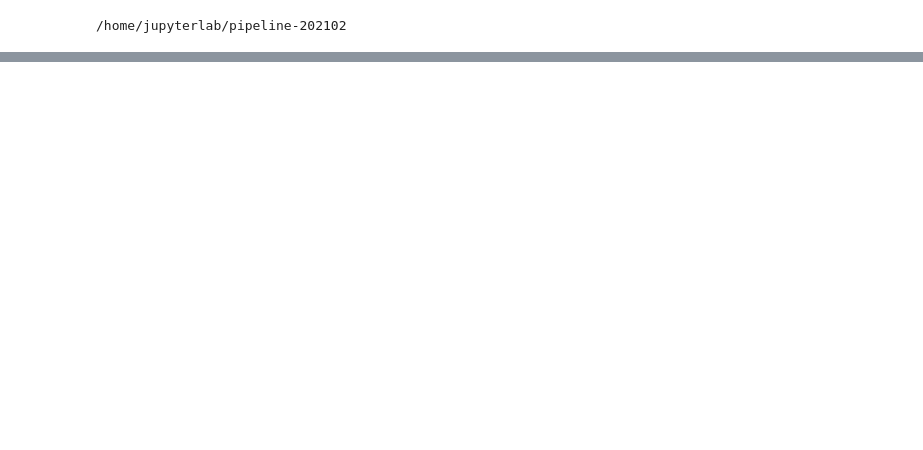
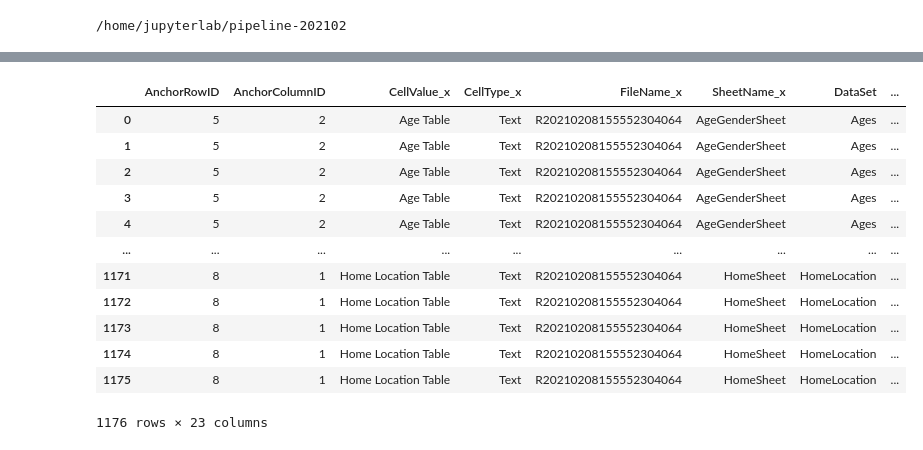
Before and after one commit to andrewcgaitskell/excel-extractor, a Jupyter notebook: Dataset.ipynb, the cells around one changed output, grey strips where cells are left out. Cells and saved outputs as stored; diff of their text form; code cells hidden in the pictures; blank space fills up the shorter version.

```diff
--- a/Dataset.ipynb
+++ b/Dataset.ipynb
@@ -442,0 +246,20 @@ GO
+# %%
+FullDataPublish_Table = FullDataMap_Table.merge(
+        fullcelldb,how='left',
+        left_on=['SheetName_x'],
+        right_on=['SheetName'])
+FullDataPublish_Table
+# %% [output]
+|  | AnchorRowID | AnchorColumnID | CellValue_x | CellType_x | FileName_x | SheetName_x | DataSet | ... |
+| 0 | 5 | 2 | Age Table | Text | R20210208155552304064 | AgeGenderSheet | Ages | ... |
+| 1 | 5 | 2 | Age Table | Text | R20210208155552304064 | AgeGenderSheet | Ages | ... |
+| 2 | 5 | 2 | Age Table | Text | R20210208155552304064 | AgeGenderSheet | Ages | ... |
+| 3 | 5 | 2 | Age Table | Text | R20210208155552304064 | AgeGenderSheet | Ages | ... |
+| 4 | 5 | 2 | Age Table | Text | R20210208155552304064 | AgeGenderSheet | Ages | ... |
+| ... | ... | ... | ... | ... | ... | ... | ... | ... |
+| 1171 | 8 | 1 | Home Location Table | Text | R20210208155552304064 | HomeSheet | HomeLocation | ... |
+| 1172 | 8 | 1 | Home Location Table | Text | R20210208155552304064 | HomeSheet | HomeLocation | ... |
+| 1173 | 8 | 1 | Home Location Table | Text | R20210208155552304064 | HomeSheet | HomeLocation | ... |
+| 1174 | 8 | 1 | Home Location Table | Text | R20210208155552304064 | HomeSheet | HomeLocation | ... |
+| 1175 | 8 | 1 | Home Location Table | Text | R20210208155552304064 | HomeSheet | HomeLocation | ... |
+1176 rows × 23 columns
```
Also changed, not shown: parts of 42 cells of this notebook.
